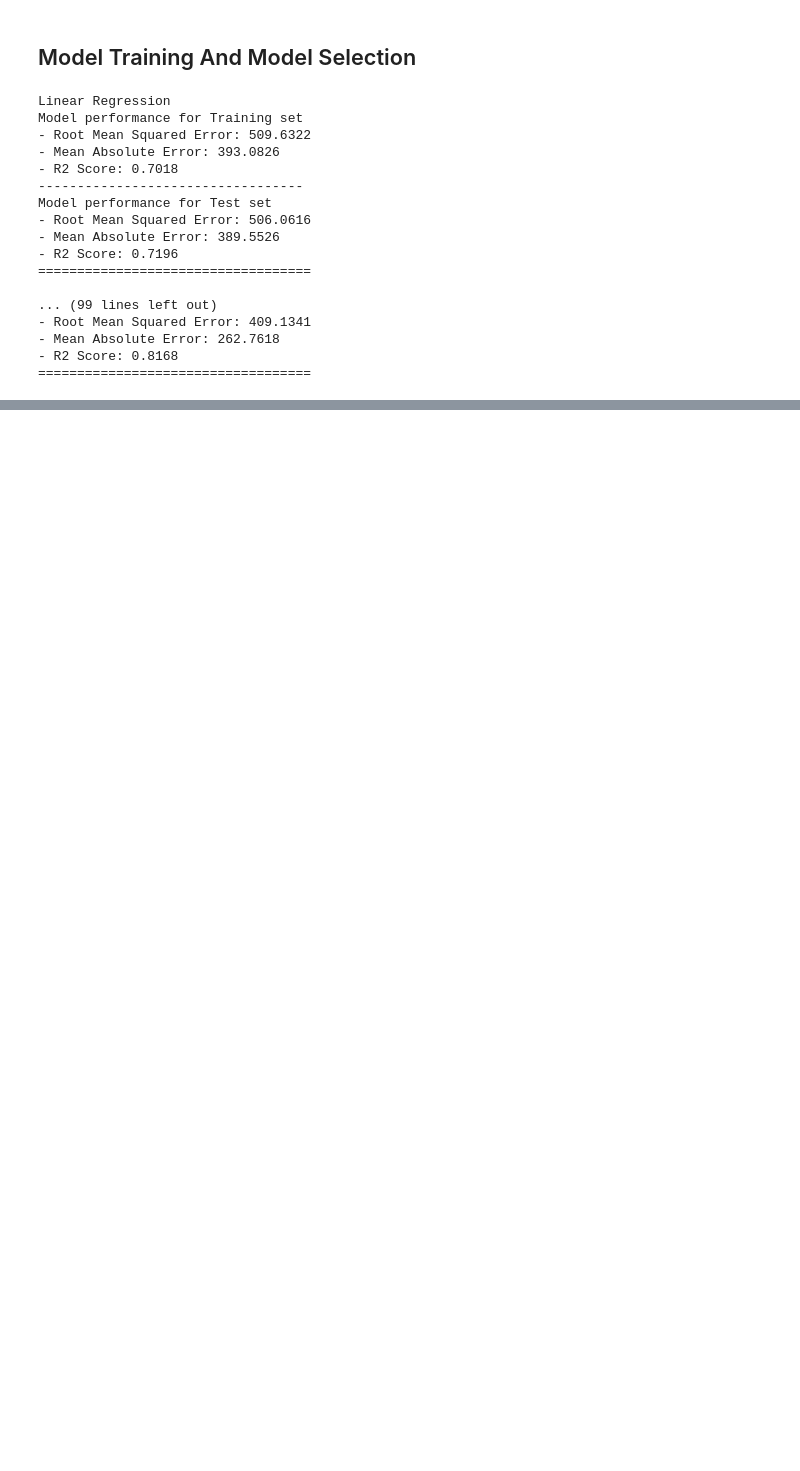
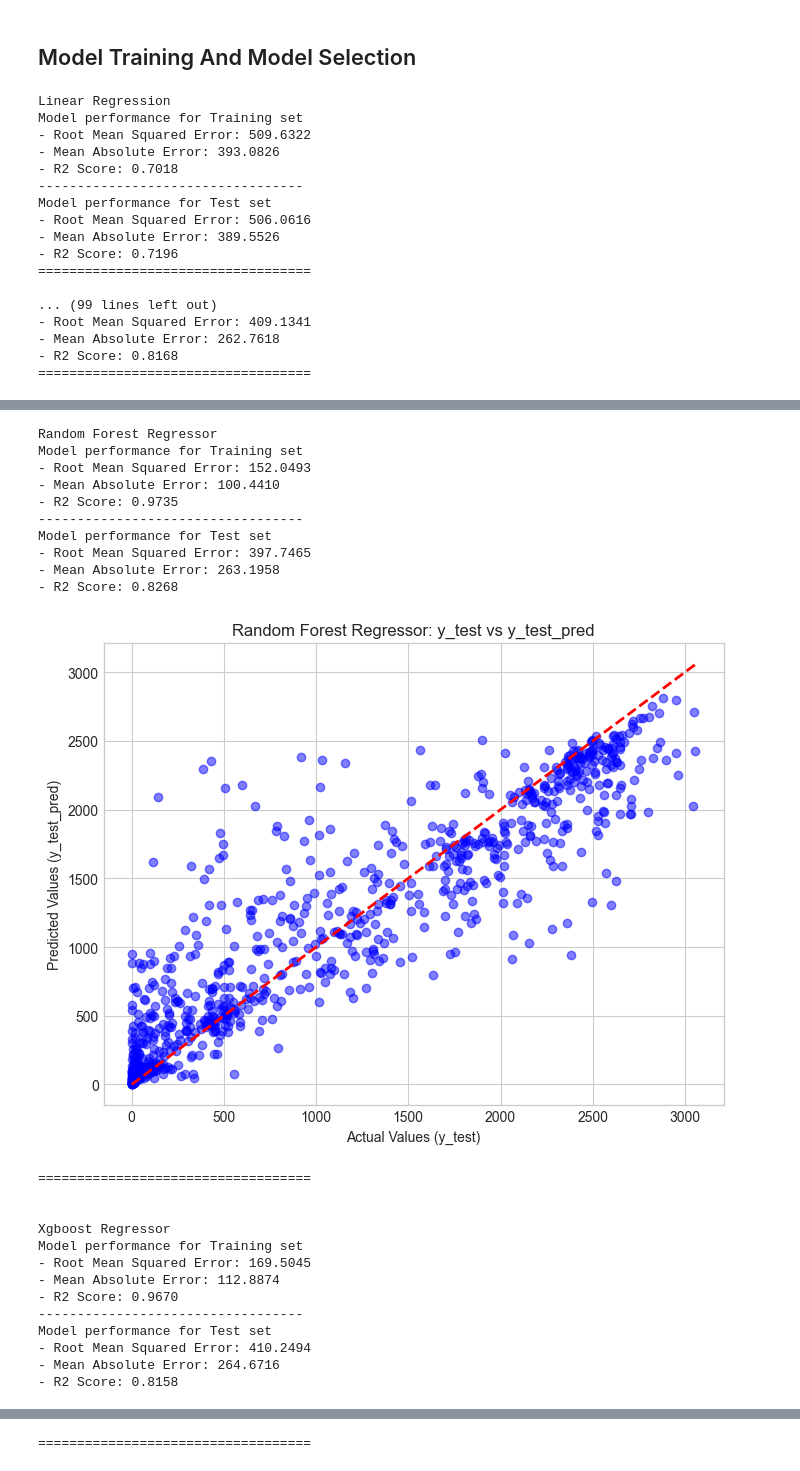
Before and after one commit to ayush-kapuskari/IEEE-Hackathon, a Jupyter notebook: modeltraining.ipynb, the cells around one changed output, grey strips where cells are left out. Saved outputs shown, nothing was run; the diff lists cells and outputs as text; code cells hidden in the pictures; blank space fills up the shorter version.

Commit message:
update model

```diff
--- a/modeltraining.ipynb
+++ b/modeltraining.ipynb
@@ -283,0 +288,74 @@ AttributeError: 'super' object has no attribute '__sklearn_tags__'
+# %%
+## Retraining the models with best parameters
+import matplotlib.pyplot as plt
+
+
+models = {
+    "Random Forest Regressor": RandomForestRegressor(n_estimators=1000, min_samples_split=2, max_features='log2', max_depth=None,
+                                                    n_jobs=-1),
+    "Xgboost Regressor": XGBRegressor(n_estimators=300, learning_rate=0.1,
+                                     max_depth=5, colsample_bytree=0.8)
+}
+
+for i in range(len(list(models))):
+    model = list(models.values())[i]
+    model.fit(x_train_scaled, y_train) # Train model
+
+    # Make predictions
+    y_train_pred = model.predict(x_train_scaled)
+    y_test_pred = model.predict(x_test_scaled)
+
+    model_train_mae, model_train_rmse, model_train_r2 = evaluate_model(y_train, y_train_pred)
+    model_test_mae, model_test_rmse, model_test_r2 = evaluate_model(y_test, y_test_pred)
+
+    print(list(models.keys())[i])
+
+    print('Model performance for Training set')
+    print("- Root Mean Squared Error: {:.4f}".format(model_train_rmse))
+    print("- Mean Absolute Error: {:.4f}".format(model_train_mae))
+    print("- R2 Score: {:.4f}".format(model_train_r2))
+
+    print('----------------------------------')
+
+    print('Model performance for Test set')
+    print("- Root Mean Squared Error: {:.4f}".format(model_test_rmse))
+    print("- Mean Absolute Error: {:.4f}".format(model_test_mae))
+    print("- R2 Score: {:.4f}".format(model_test_r2))
+
+    # Create a new figure for each model
+    plt.figure(figsize=(8, 6))
+    plt.scatter(y_test, y_test_pred, color='blue', alpha=0.5)
+    plt.plot([y_test.min(), y_test.max()], [y_test.min(), y_test.max()], 'r--', lw=2)  # Diagonal line for reference
+    plt.xlabel('Actual Values (y_test)')
+    plt.ylabel('Predicted Values (y_test_pred)')
+    plt.title(f'{list(models.keys())[i]}: y_test vs y_test_pred')
+    plt.grid(True)
+    plt.show()
+
+    print('='*35)
+    print('\n')
+# %% [output]
+Random Forest Regressor
+Model performance for Training set
+- Root Mean Squared Error: 152.0493
+- Mean Absolute Error: 100.4410
+- R2 Score: 0.9735
+----------------------------------
+Model performance for Test set
+- Root Mean Squared Error: 397.7465
+- Mean Absolute Error: 263.1958
+- R2 Score: 0.8268
+[figure, added]
+===================================
+
+
+Xgboost Regressor
+Model performance for Training set
+- Root Mean Squared Error: 169.5045
+- Mean Absolute Error: 112.8874
+- R2 Score: 0.9670
+----------------------------------
+Model performance for Test set
+- Root Mean Squared Error: 410.2494
+- Mean Absolute Error: 264.6716
+- R2 Score: 0.8158
@@ -283,0 +363 @@ AttributeError: 'super' object has no attribute '__sklearn_tags__'
+===================================
```
Also changed, not shown: parts of 7 cells of this notebook.
